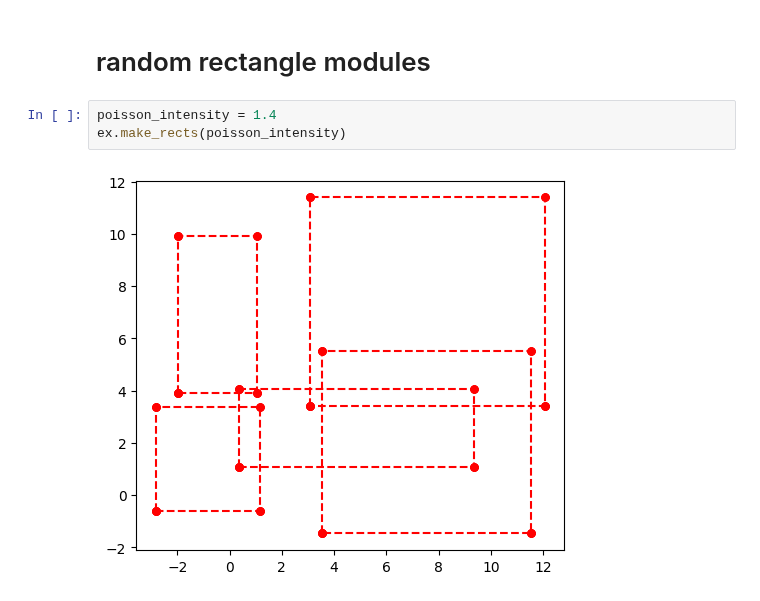
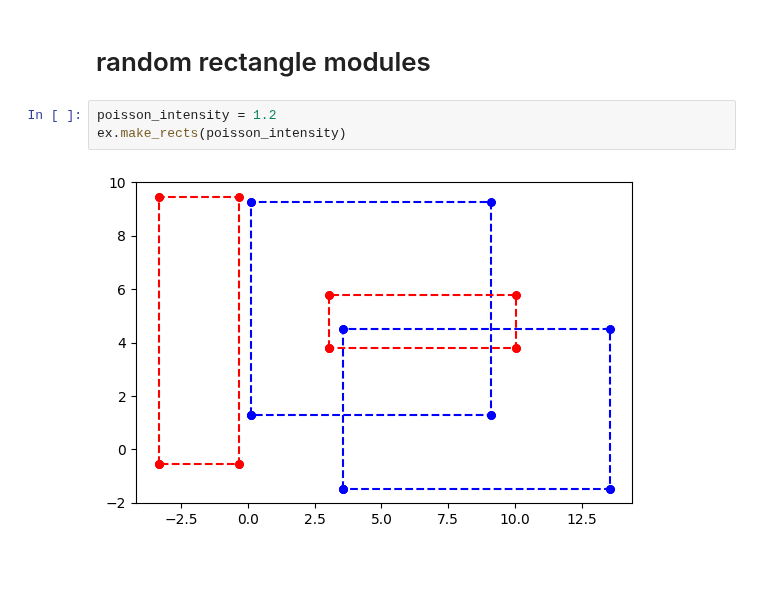
Before and after one commit to asilata/matching-distance-code, a Jupyter notebook: Notebooks/Main.ipynb, the cells around one changed output. Saved outputs shown, nothing was run; the diff lists cells and outputs as text; blank space fills up the shorter version.

```diff
--- a/Notebooks/Main.ipynb
+++ b/Notebooks/Main.ipynb
@@ -249,7 +249,7 @@ plt.show()
 # %% [markdown]
 # random rectangle modules
 # %%
-poisson_intensity = 1.4
+poisson_intensity = 1.2
 ex.make_rects(poisson_intensity)
 # %% [output]
-[figure, old version]
+[figure, new version]
```
Also changed, not shown: parts of 1 cell of this notebook.
